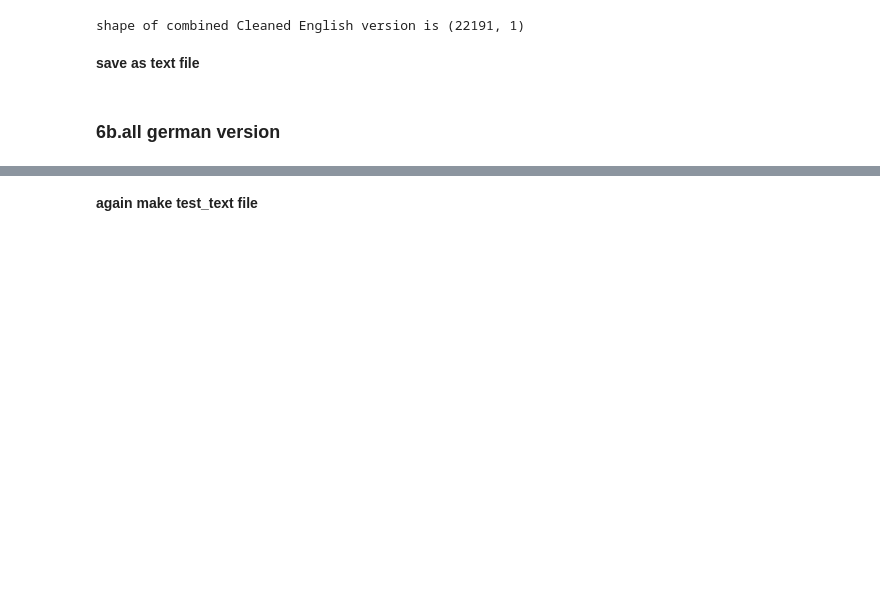
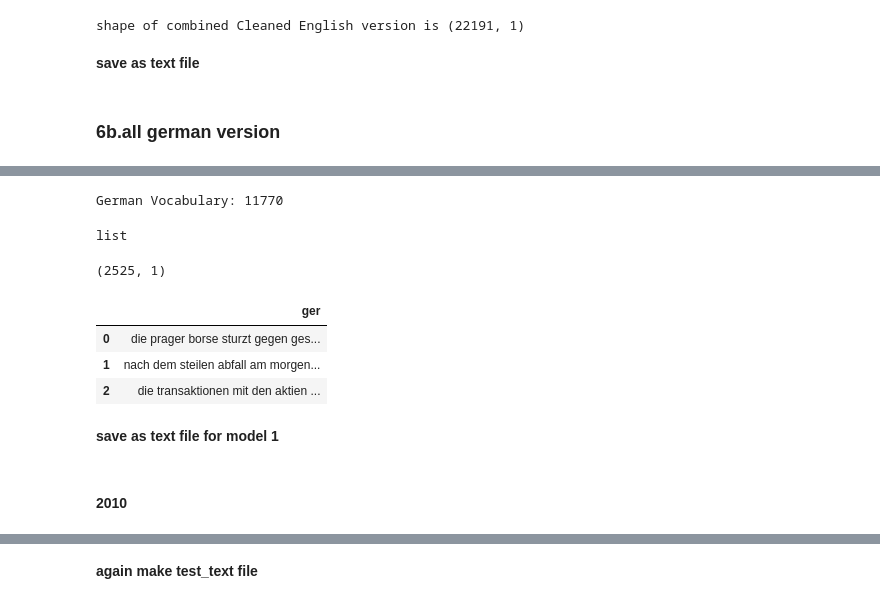
Before and after one commit to HassanSherwani/Language_Translator, a Jupyter notebook: 0.work.ipynb, the cells around one changed output, grey strips where cells are left out. Saved outputs shown, nothing was run; the diff lists cells and outputs as text; code cells hidden in the pictures; blank space fills up the shorter version.

```diff
--- a/0.work.ipynb
+++ b/0.work.ipynb
@@ -868,7 +879,28 @@ for i in range(10):
 # %%
 # load German dataset i.e pickled earlier
-filename = 'german2015.pkl'
+filename = 'german2009.pkl'
 lines = load_clean_sentences(filename)
 # calculate vocabulary
 vocab = to_vocab(lines)
 print('German Vocabulary: %d' % len(vocab))
+# %% [output]
+German Vocabulary: 11770
+# %%
+ls_ger_2009= pd.read_pickle('german2009.pkl')
+type(ls_ger_2009)
+# %% [output]
+list
+# %%
+df_ger_2009=pd.DataFrame(ls_ger_2009, columns=['ger'])
+df_ger_2009.shape
+# %% [output]
+(2525, 1)
+# %%
+df_ger_2009.head(3)
+# %% [output]
+|  | ger |
+| 0 | die prager borse sturzt gegen ges... |
+| 1 | nach dem steilen abfall am morgen... |
+| 2 | die transaktionen mit den aktien ... |
+# %% [markdown]
+**save as text file for model 1**
@@ -874,0 +909,2 @@ print('German Vocabulary: %d' % len(vocab))
+# %% [markdown]
+#### 2010
```
Also changed, not shown: parts of 61 cells of this notebook.
